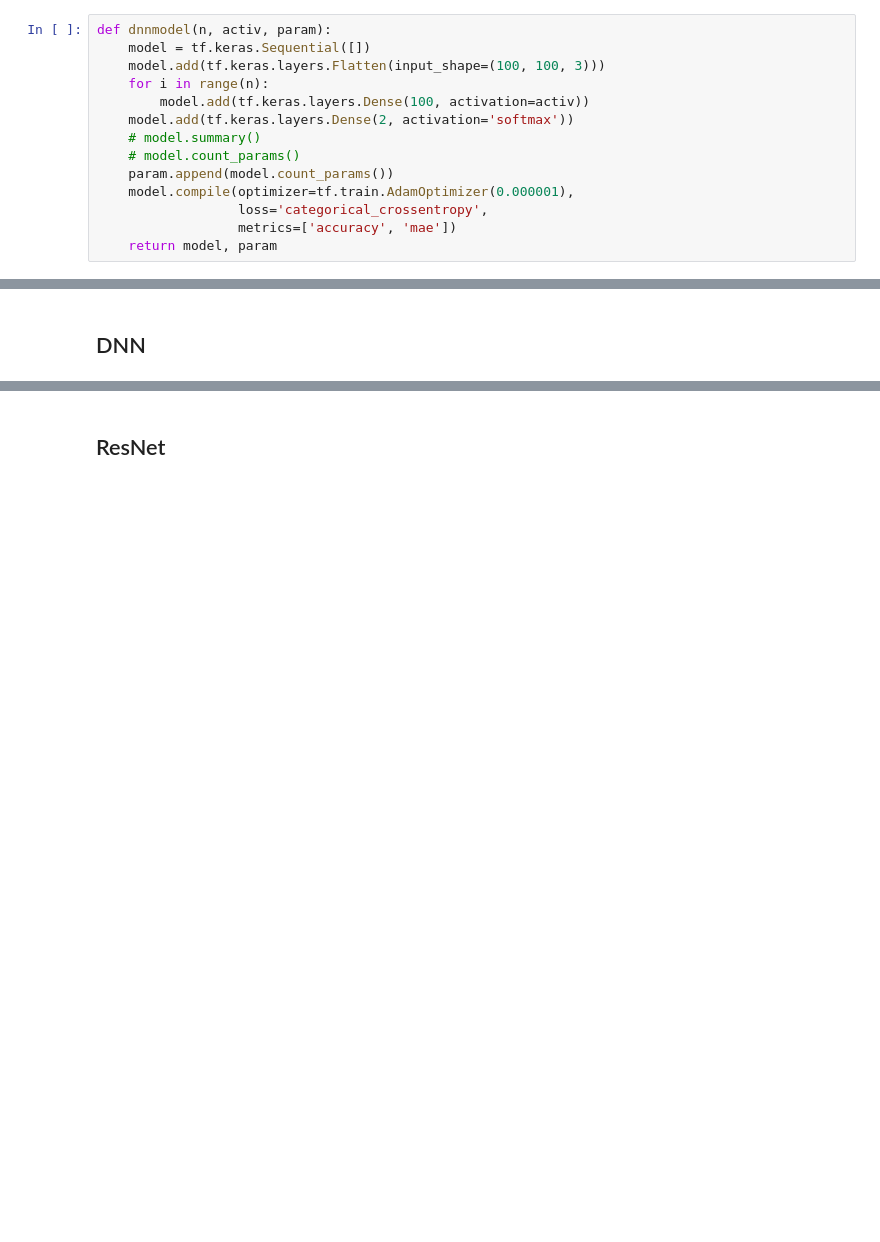
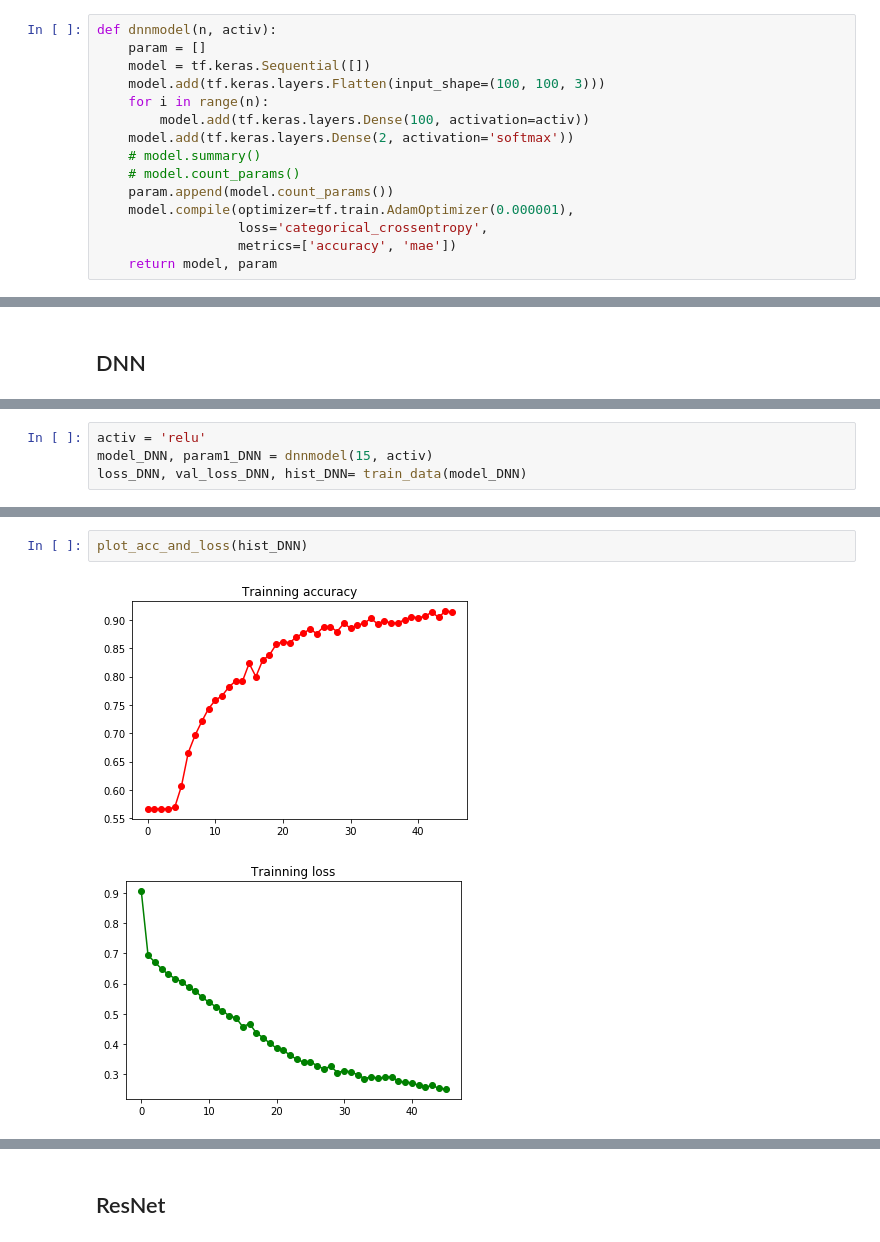
Before and after one commit to SylviaCHS/BME590_ML_Final_Project, a Jupyter notebook: BME590_Final_Project_keras.ipynb, the cells around one changed output, grey strips where cells are left out. Cells and saved outputs as stored; diff of their text form; blank space fills up the shorter version.

```diff
--- a/BME590_Final_Project_keras.ipynb
+++ b/BME590_Final_Project_keras.ipynb
@@ -118,7 +118,8 @@ def VGG(activ):
 # %% [markdown]
 ## Define a DNN model
 # %%
-def dnnmodel(n, activ, param):
+def dnnmodel(n, activ):
+    param = []
     model = tf.keras.Sequential([])
     model.add(tf.keras.layers.Flatten(input_shape=(100, 100, 3)))
     for i in range(n):
@@ -250,0 +257,4 @@ Epoch 37/50
+# %%
+activ = 'relu'
+model_DNN, param1_DNN = dnnmodel(15, activ)
+loss_DNN, val_loss_DNN, hist_DNN= train_data(model_DNN)
@@ -250,0 +279,5 @@ Epoch 37/50
+# %%
+plot_acc_and_loss(hist_DNN)
+# %% [output]
+[figure, added]
+[figure, added]
```
Also changed, not shown: parts of 45 cells of this notebook.
